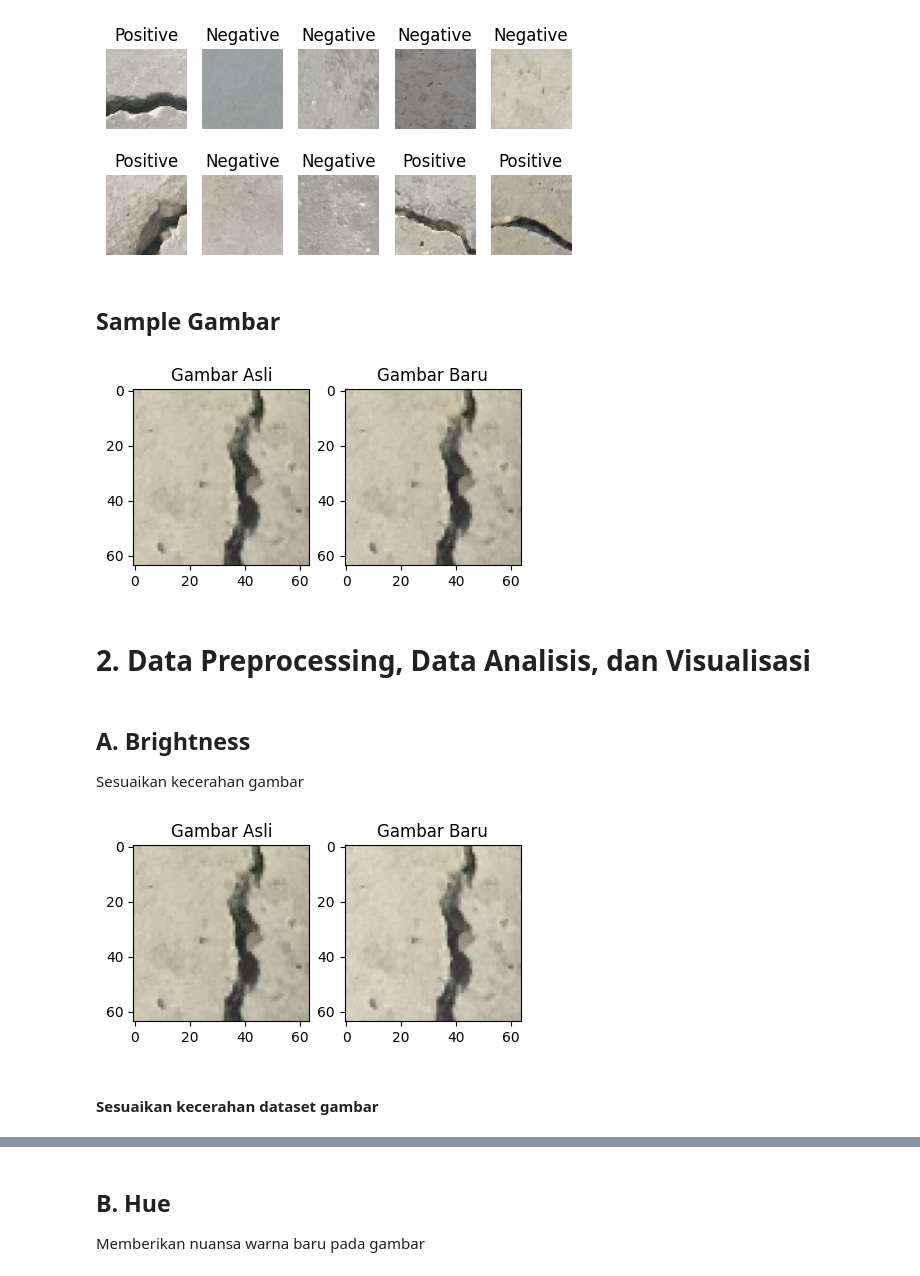
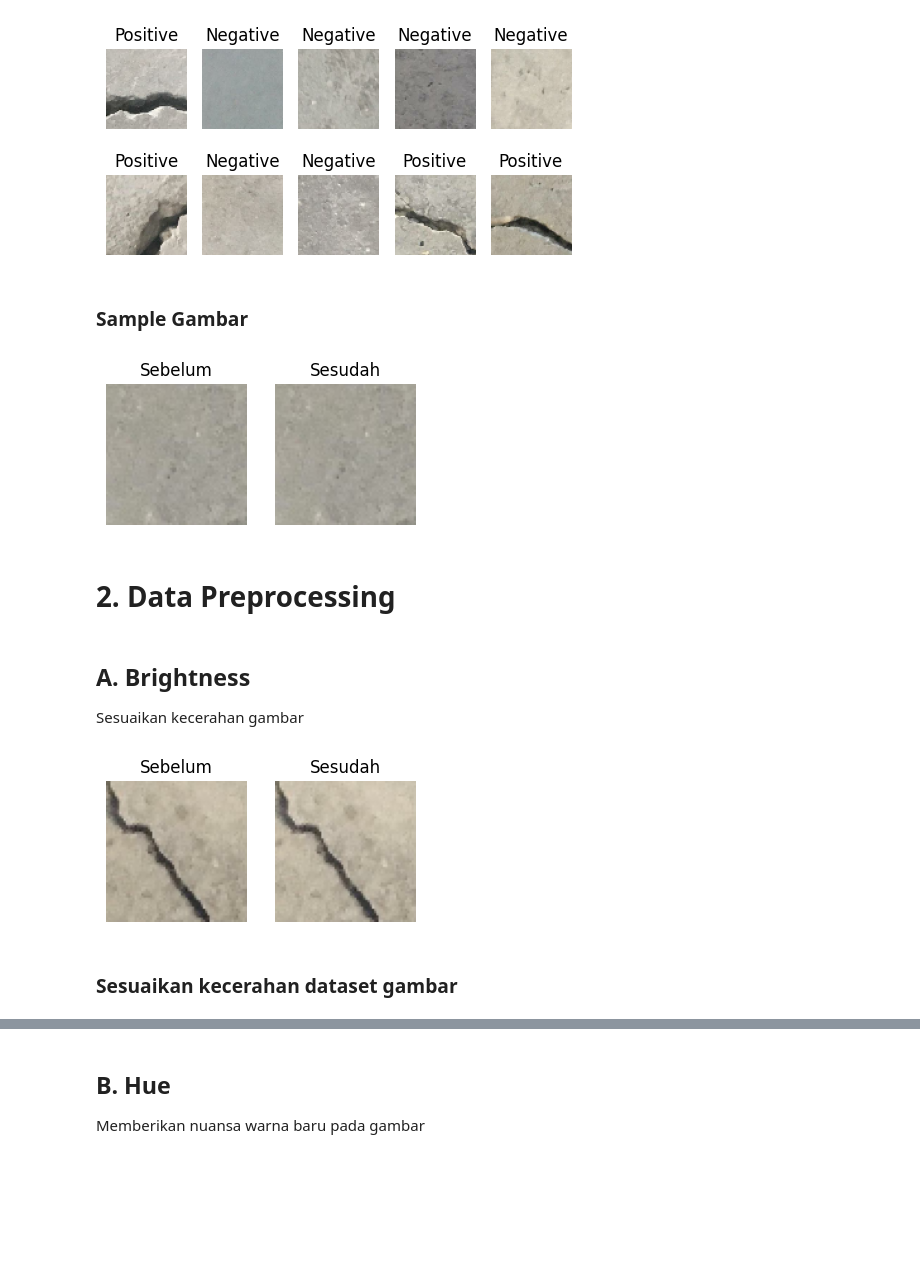
Before and after one commit to Azkina1123/PA-Kecerdasan-Buatan, a Jupyter notebook: PA_Kelompok4.ipynb, the cells around one changed output, grey strips where cells are left out. Cells and saved outputs as stored; diff of their text form; code cells hidden in the pictures; blank space fills up the shorter version.

```diff
--- a/PA_Kelompok4.ipynb
+++ b/PA_Kelompok4.ipynb
@@ -139,37 +146,43 @@ preview_imgs(train_set)
 # %% [output]
 [figure]
 # %% [markdown]
-## Sample Gambar
+### Sample Gambar
 # %%
 def sample_img(image1, image2):
-    plt.figure(figsize=(5, 5))
+    plt.figure(figsize=(4, 4))
 
     plt.subplot(1, 2, 1)
-    plt.title("Gambar Asli")
+    plt.title("Sebelum")
     plt.imshow(image1.numpy().astype("uint8"), cmap="gray")
+    plt.axis(False)
 
     plt.subplot(1, 2, 2)
-    plt.title("Gambar Baru")
+    plt.title("Sesudah")
     plt.imshow(image2.numpy().astype("uint8"), cmap="gray")
+    plt.axis(False)
 
 # ambil 1 contoh gambar
 for images, labels in train_set.take(1):
-    ori_img = images[49]
+    ori_img = images[10]
 
 sample_img(ori_img, ori_img)
 # %% [output]
-[figure, old version]
+[figure, new version]
 # %% [markdown]
-# 2. Data Preprocessing, Data Analisis, dan Visualisasi
+# 2. Data Preprocessing
 # %% [markdown]
 ## A. Brightness
 Sesuaikan kecerahan gambar
 # %%
+# ambil 1 contoh gambar
+for images, labels in train_set.take(1):
+    ori_img = images[10]
+
 sample_img(ori_img, tf.image.random_brightness(ori_img, max_delta=10, seed=42))
 # %% [output]
-[figure, old version]
+[figure, new version]
 # %% [markdown]
-#### Sesuaikan kecerahan dataset gambar
+### Sesuaikan kecerahan dataset gambar
 # %%
 def brightness(x, y):
     image = tf.image.random_brightness(x, max_delta=10, seed=42)
```
Also changed, not shown: parts of 62 cells of this notebook, 1 other file.
